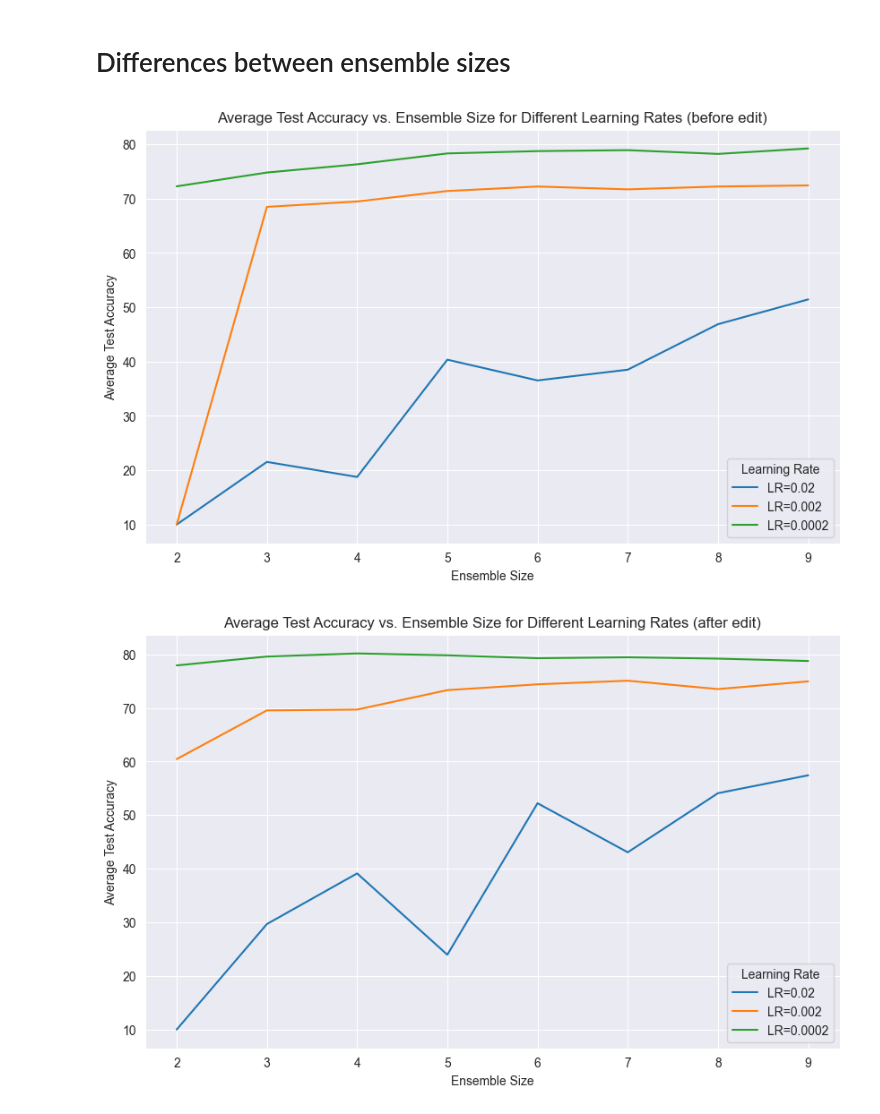
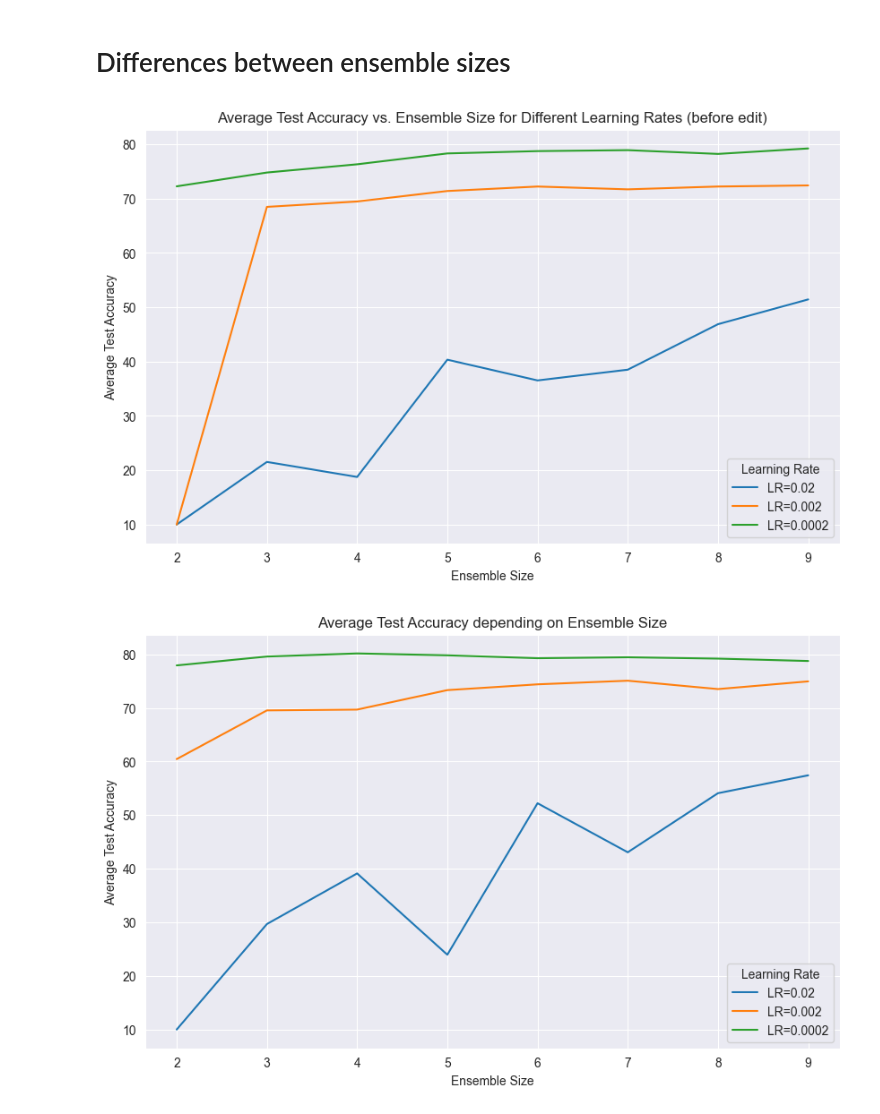
Before and after one commit to stefanielnz/P7_BatchEnsemble, a Jupyter notebook: code/CNN_Parameter_Testing.ipynb, the cells around one changed output. Saved outputs shown, nothing was run; the diff lists cells and outputs as text; code cells hidden in the pictures.

```diff
--- a/code/CNN_Parameter_Testing.ipynb
+++ b/code/CNN_Parameter_Testing.ipynb
@@ -181,35 +181,35 @@ for lr_value in df_subset['lr'].unique():
 plt.xlabel('Ensemble Size')
 plt.ylabel('Average Test Accuracy')
 plt.title('Average Test Accuracy vs. Ensemble Size for Different Learning Rates (before edit)')
 plt.legend(title='Learning Rate')
 plt.grid(True)
 plt.show()
 
 # Load the CSV file
 file_path = 'data/ensemble_size_results-new.csv'
 df = pd.read_csv(file_path)
 
 # Extract the relevant columns: ensemble_size, lr, and avg_test_accuracy
 df_subset = df[['ensemble_size', 'lr', 'avg_test_accuracy']]
 
 # Create the plot
 plt.figure(figsize=(10, 6))
 
 # Create a plot for each learning rate
 for lr_value in df_subset['lr'].unique():
     subset = df_subset[df_subset['lr'] == lr_value]
     plt.plot(subset['ensemble_size'], subset['avg_test_accuracy'], label=f'LR={lr_value}')
 
 # Label the axes and add a title
 plt.xlabel('Ensemble Size')
 plt.ylabel('Average Test Accuracy')
-plt.title('Average Test Accuracy vs. Ensemble Size for Different Learning Rates (after edit)')
+plt.title('Average Test Accuracy depending on Ensemble Size')
 plt.legend(title='Learning Rate')
 plt.grid(True)
 plt.show()
 # %% [output]
 [figure]
-[figure, old version]
+[figure, new version]
 # %%
 import pandas as pd
 import matplotlib.pyplot as plt
```
Also changed, not shown: parts of 7 cells of this notebook.
